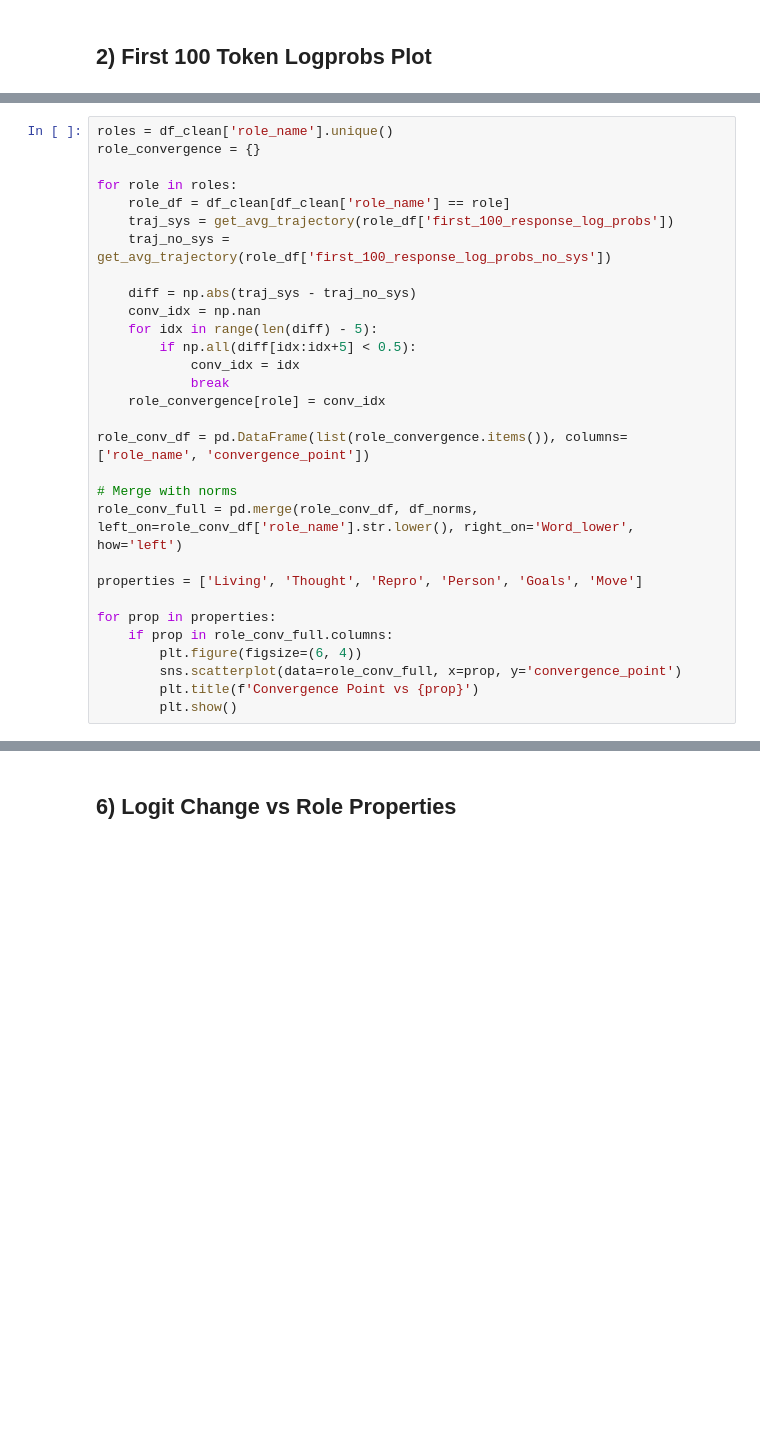
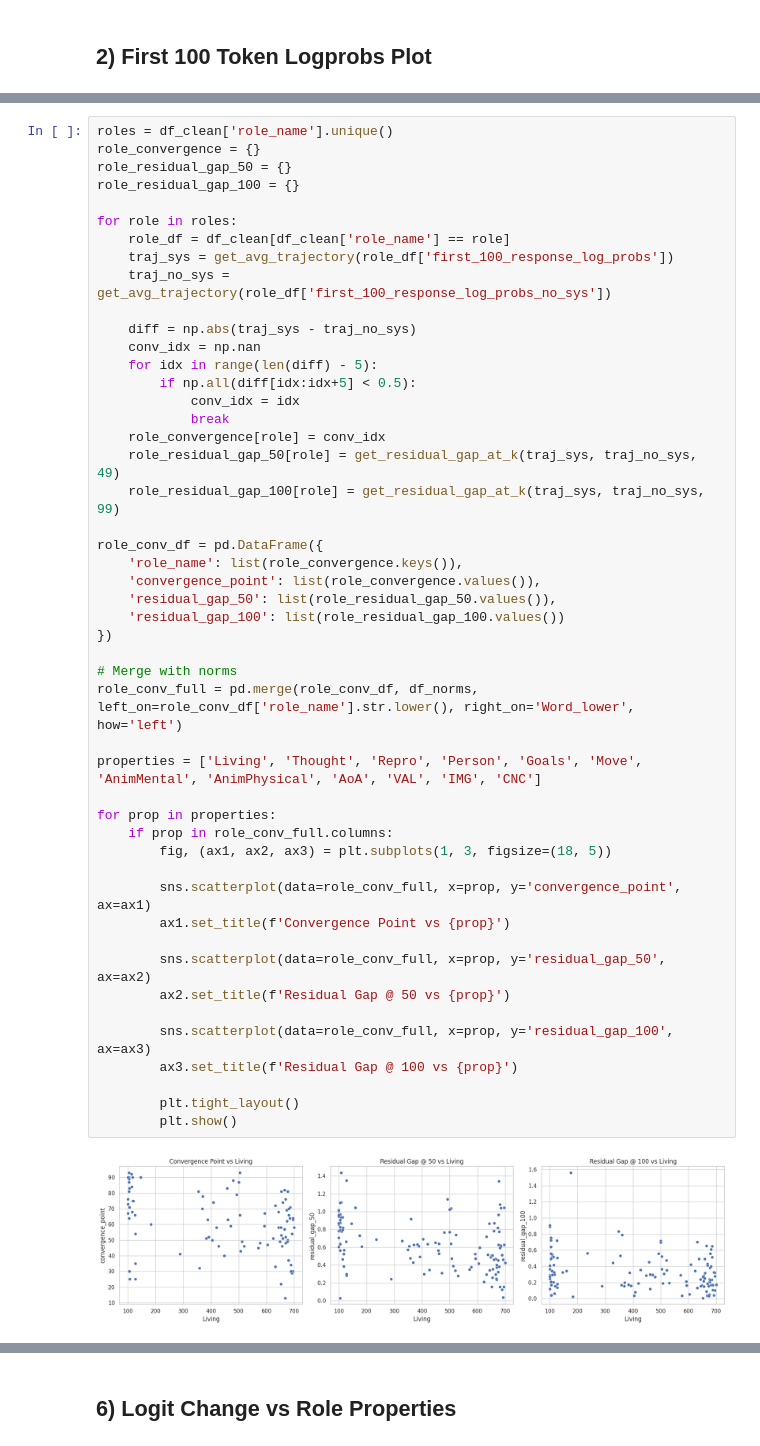
Before and after one commit to ndelaneybusch/animacy, a Jupyter notebook: results/logits/analysis/logits_results.ipynb, the cells around one changed output, grey strips where cells are left out. Drawn from its saved outputs; the diff is of its cells as text; blank space fills up the shorter version.

```diff
--- a/results/logits/analysis/logits_results.ipynb
+++ b/results/logits/analysis/logits_results.ipynb
@@ -240,30 +284,50 @@ print(task_convergence)
 # %%
 roles = df_clean['role_name'].unique()
 role_convergence = {}
+role_residual_gap_50 = {}
+role_residual_gap_100 = {}
 
 for role in roles:
     role_df = df_clean[df_clean['role_name'] == role]
     traj_sys = get_avg_trajectory(role_df['first_100_response_log_probs'])
     traj_no_sys = get_avg_trajectory(role_df['first_100_response_log_probs_no_sys'])
 
     diff = np.abs(traj_sys - traj_no_sys)
     conv_idx = np.nan
     for idx in range(len(diff) - 5):
         if np.all(diff[idx:idx+5] < 0.5):
             conv_idx = idx
             break
     role_convergence[role] = conv_idx
+    role_residual_gap_50[role] = get_residual_gap_at_k(traj_sys, traj_no_sys, 49)
+    role_residual_gap_100[role] = get_residual_gap_at_k(traj_sys, traj_no_sys, 99)
 
-role_conv_df = pd.DataFrame(list(role_convergence.items()), columns=['role_name', 'convergence_point'])
+role_conv_df = pd.DataFrame({
+    'role_name': list(role_convergence.keys()),
+    'convergence_point': list(role_convergence.values()),
+    'residual_gap_50': list(role_residual_gap_50.values()),
+    'residual_gap_100': list(role_residual_gap_100.values())
+})
 
 # Merge with norms
 role_conv_full = pd.merge(role_conv_df, df_norms, left_on=role_conv_df['role_name'].str.lower(), right_on='Word_lower', how='left')
 
-properties = ['Living', 'Thought', 'Repro', 'Person', 'Goals', 'Move']
+properties = ['Living', 'Thought', 'Repro', 'Person', 'Goals', 'Move', 'AnimMental', 'AnimPhysical', 'AoA', 'VAL', 'IMG', 'CNC']
 
 for prop in properties:
     if prop in role_conv_full.columns:
-        plt.figure(figsize=(6, 4))
-        sns.scatterplot(data=role_conv_full, x=prop, y='convergence_point')
-        plt.title(f'Convergence Point vs {prop}')
+        fig, (ax1, ax2, ax3) = plt.subplots(1, 3, figsize=(18, 5))
+
+        sns.scatterplot(data=role_conv_full, x=prop, y='convergence_point', ax=ax1)
+        ax1.set_title(f'Convergence Point vs {prop}')
+
+        sns.scatterplot(data=role_conv_full, x=prop, y='residual_gap_50', ax=ax2)
+        ax2.set_title(f'Residual Gap @ 50 vs {prop}')
+
+        sns.scatterplot(data=role_conv_full, x=prop, y='residual_gap_100', ax=ax3)
+        ax3.set_title(f'Residual Gap @ 100 vs {prop}')
+
+        plt.tight_layout()
         plt.show()
+# %% [output]
+[figure, added]
```
Also changed, not shown: parts of 13 cells of this notebook.
